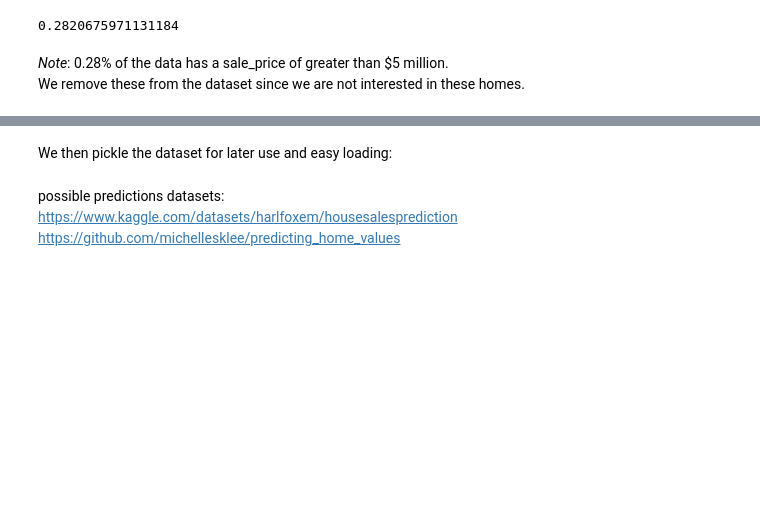
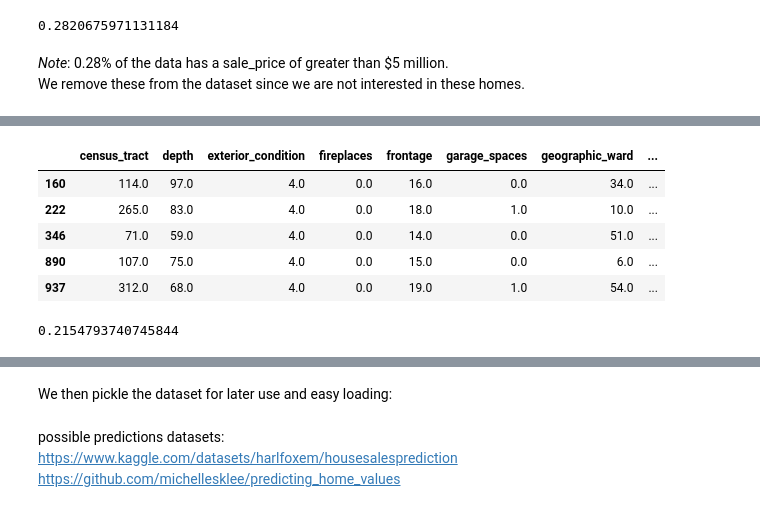
Before and after one commit to congjun-huang/Philadelphia-Housing, a Jupyter notebook: processing/process_vis.ipynb, the cells around one changed output, grey strips where cells are left out. Saved outputs shown, nothing was run; the diff lists cells and outputs as text; code cells hidden in the pictures; blank space fills up the shorter version.

```diff
--- a/processing/process_vis.ipynb
+++ b/processing/process_vis.ipynb
@@ -115,0 +271,9 @@ dat.head()
+# %%
+train.head()
+# %% [output]
+|  | census_tract | depth | exterior_condition | fireplaces | frontage | garage_spaces | geographic_ward | ... |
+| 160 | 114.0 | 97.0 | 4.0 | 0.0 | 16.0 | 0.0 | 34.0 | ... |
+| 222 | 265.0 | 83.0 | 4.0 | 0.0 | 18.0 | 1.0 | 10.0 | ... |
+| 346 | 71.0 | 59.0 | 4.0 | 0.0 | 14.0 | 0.0 | 51.0 | ... |
+| 890 | 107.0 | 75.0 | 4.0 | 0.0 | 15.0 | 0.0 | 6.0 | ... |
+| 937 | 312.0 | 68.0 | 4.0 | 0.0 | 19.0 | 1.0 | 54.0 | ... |
@@ -115,0 +282,8 @@ dat.head()
+# %%
+from sklearn.linear_model import LinearRegression
+reg = LinearRegression().fit(train.drop(['sale_price'], axis=1),
+           train['sale_price'])
+reg.score(train.drop(['sale_price'], axis=1),
+           train['sale_price'])
+# %% [output]
+0.2154793740745844
```
Also changed, not shown: parts of 32 cells of this notebook.
